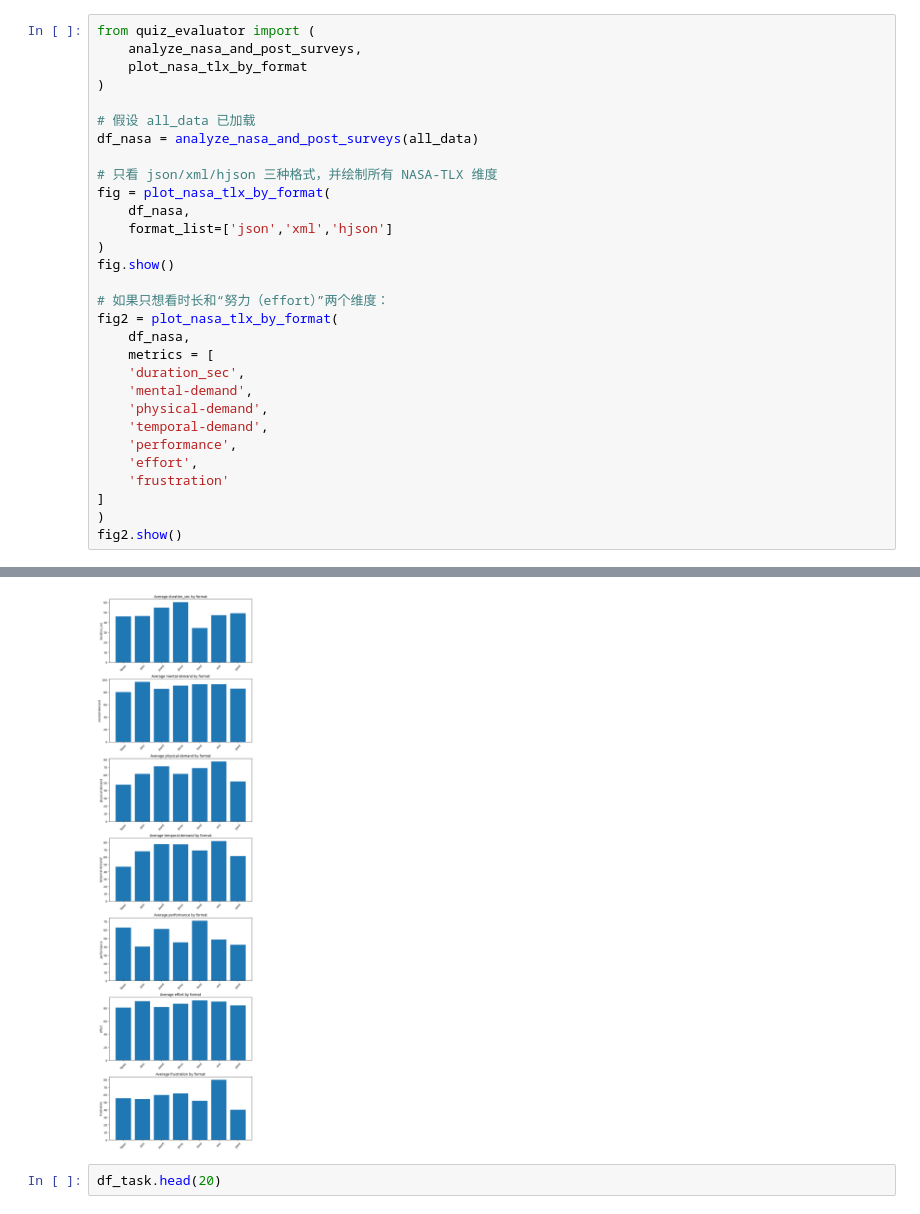
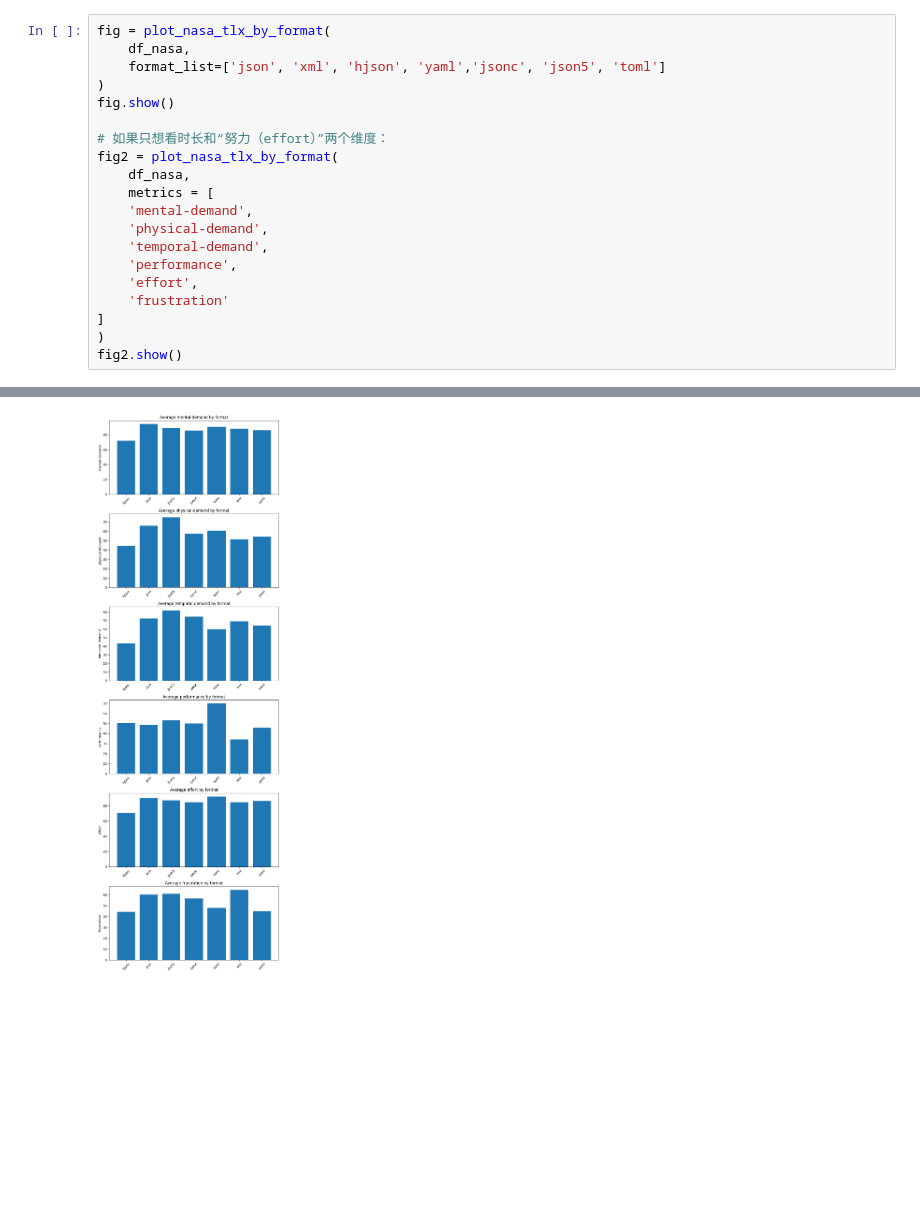
Before and after one commit to shiyihe-neko/usability_analysis, a Jupyter notebook: survey_analysis.ipynb, the cells around one changed output, grey strips where cells are left out. Drawn from its saved outputs; the diff is of its cells as text; blank space fills up the shorter version.

```diff
--- a/survey_analysis.ipynb
+++ b/survey_analysis.ipynb
@@ -10,16 +62,7 @@ all_data = load_quiz_data(folder, ignore_completed=True)
 # %%
-from quiz_evaluator import (
-    analyze_nasa_and_post_surveys,
-    plot_nasa_tlx_by_format
-)
-
-# 假设 all_data 已加载
-df_nasa = analyze_nasa_and_post_surveys(all_data)
-
-# 只看 json/xml/hjson 三种格式，并绘制所有 NASA-TLX 维度
 fig = plot_nasa_tlx_by_format(
     df_nasa,
-    format_list=['json','xml','hjson']
+    format_list=['json', 'xml', 'hjson', 'yaml','jsonc', 'json5', 'toml']
 )
 fig.show()
 
@@ -27,7 +70,6 @@ fig.show()
 fig2 = plot_nasa_tlx_by_format(
     df_nasa,
     metrics = [
-    'duration_sec',
     'mental-demand',
     'physical-demand',
     'temporal-demand',
@@ -42,6 +84,4 @@ fig2.show()
-[figure, old version]
+[figure, new version]
-# %%
-df_task.head(20)
 # %%
 from quiz_evaluator import (
     extract_post_task_questions,
```
Also changed, not shown: parts of 7 cells of this notebook, 2 other files.
